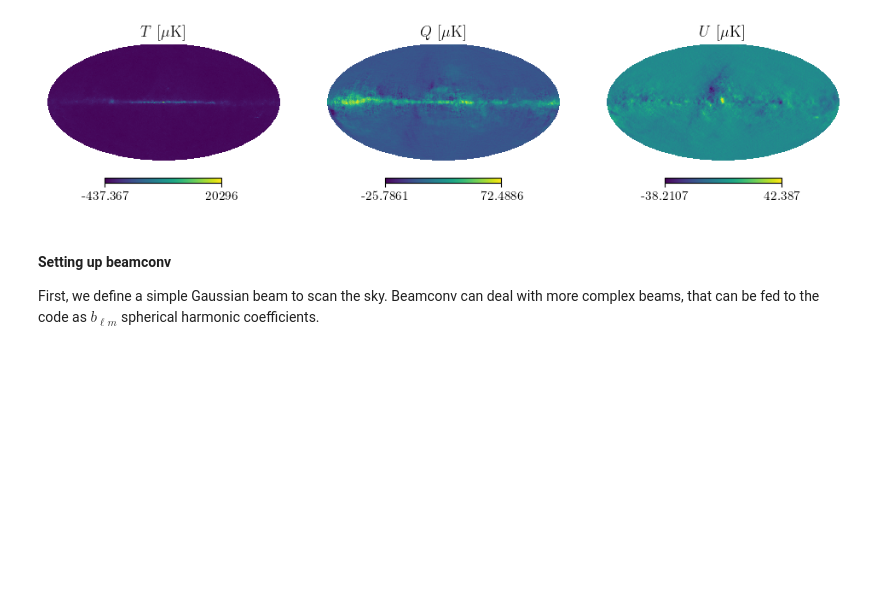
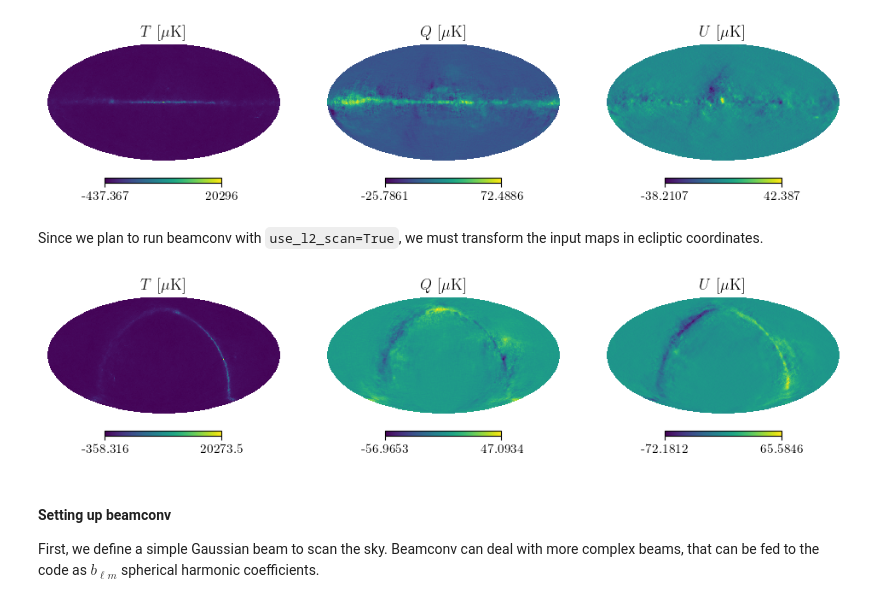
Before and after one commit to martamonelli/CMB-Inflate_WP4, a Jupyter notebook: beamconv-based.ipynb, the cells around one changed output. Cells and saved outputs as stored; diff of their text form; code cells hidden in the pictures; blank space fills up the shorter version.

```diff
--- a/beamconv-based.ipynb
+++ b/beamconv-based.ipynb
@@ -61,19 +61,36 @@ nu = 140
 # generate input alm and maps
 maps_pysm = sky.get_emission(nu * u.GHz)
 slm = hp.map2alm(maps_pysm, lmax=lmax)
-maps = hp.alm2map(slm,nside=nside)
+maps_temp = hp.alm2map(slm,nside=nside)
 
 # plotting input maps
 fig, (ax1, ax2, ax3) = plt.subplots(ncols=3, figsize=(12, 5))
 plt.axes(ax1)
-hp.mollview(maps[0], title=r'$T$ [$\mu$K]', hold=True)
+hp.mollview(maps_temp[0], title=r'$T$ [$\mu$K]', hold=True)
 plt.axes(ax2)
-hp.mollview(maps[1], title=r'$Q$ [$\mu$K]', hold=True)
+hp.mollview(maps_temp[1], title=r'$Q$ [$\mu$K]', hold=True)
 plt.axes(ax3)
-hp.mollview(maps[2], title=r'$U$ [$\mu$K]', hold=True)
+hp.mollview(maps_temp[2], title=r'$U$ [$\mu$K]', hold=True)
 plt.show()
 # %% [output]
 [figure]
+# %% [markdown]
+Since we plan to run beamconv with <code>use_l2_scan=True</code>, we must transform the input maps in ecliptic coordinates.
+# %%
+r = hp.Rotator(coord=['G','E'])
+maps = r.rotate_map_alms(maps_temp)
+
+# plotting input maps
+fig, (ax1, ax2, ax3) = plt.subplots(ncols=3, figsize=(12, 5))
+plt.axes(ax1)
+hp.mollview(maps[0], title=r'$T$ [$\mu$K]', hold=True)
+plt.axes(ax2)
+hp.mollview(maps[1], title=r'$Q$ [$\mu$K]', hold=True)
+plt.axes(ax3)
+hp.mollview(maps[2], title=r'$U$ [$\mu$K]', hold=True)
+plt.show()
+# %% [output]
+[figure, added]
 # %% [markdown]
 #### Setting up beamconv
 
```
Also changed, not shown: parts of 11 cells of this notebook, 3 other files.
